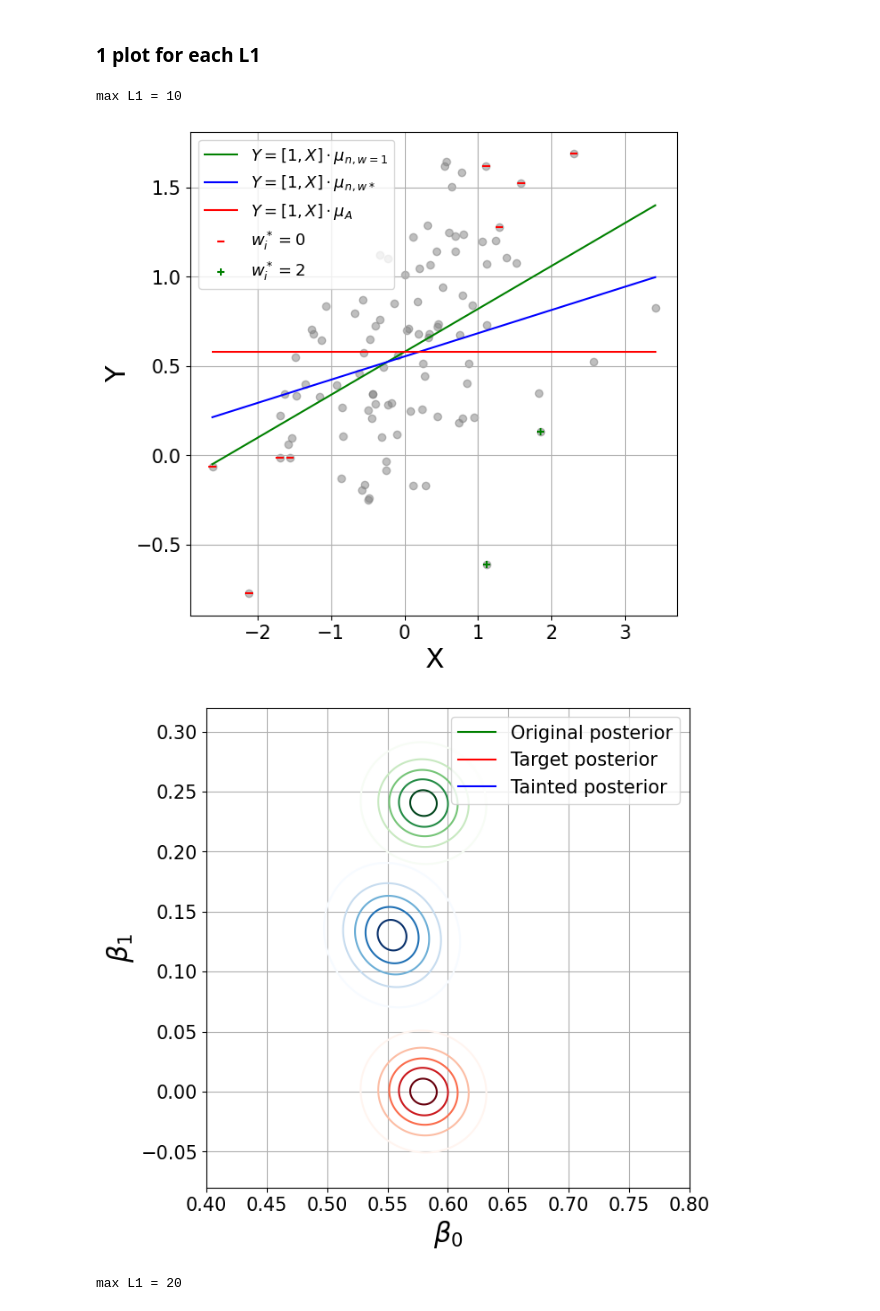
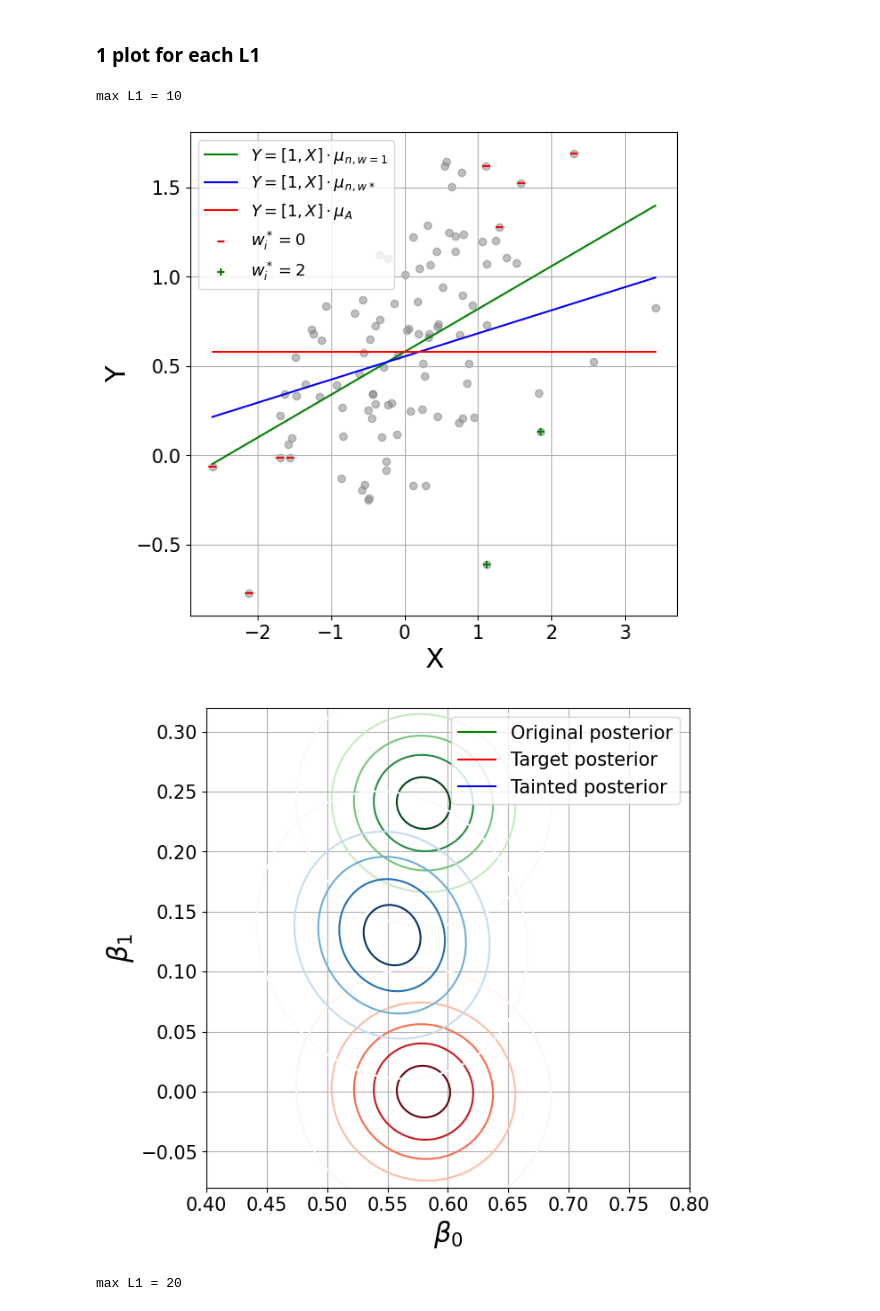
Before and after one commit to Matthieu-Carreau/Poisoning_Bayesian_Inference, a Jupyter notebook: notebooks/simulation_study_NIG.ipynb, the cells around one changed output. Cells and saved outputs as stored; diff of their text form; code cells hidden in the pictures.

Commit message:
fix plots for marginal beta with NIG models

```diff
--- a/notebooks/simulation_study_NIG.ipynb
+++ b/notebooks/simulation_study_NIG.ipynb
@@ -541,7 +541,6 @@ def make_plots(final_weights,
                scatter_marginal_beta=False,
                plot_marginal_beta_from_samples=False,
                plot_marginal_beta=False,
-               plot_conditional_beta=False,
                plot_marginal_tau=False):
 
     original_posterior_samples = model.sample_posterior(n_samples_plot, data)["beta"].data
@@ -627,6 +626,9 @@ def make_plots(final_weights,
         plt.xlabel("$\\beta_0$", fontsize=14)
         plt.ylabel("$\\beta_1$", fontsize=14)
         plt.axis("square")
+
+        plt.xlim(0.4, 0.8)
+        plt.ylim(-0.08, 0.32)
         plt.show()
 
 
@@ -656,6 +658,9 @@ def make_plots(final_weights,
         plt.legend(fontsize=14)
         plt.xticks(fontsize=14)
         plt.yticks(fontsize=14)
+
+        plt.xlim(0.4, 0.8)
+        plt.ylim(-0.08, 0.32)
         plt.show()
 
     if plot_marginal_beta:
@@ -679,7 +684,7 @@ def make_plots(final_weights,
             pdf_values = to_np(torch.zeros(grid_tensor.shape[0]))
             for i in range(n_tau_samples):
                 tau = tau_dist.sample()
-                conditional_beta = MultivariateNormal(beta_dist.mean, beta_dist.covariance_matrix / tau)
+                conditional_beta = MultivariateNormal(beta_dist.mean, beta_dist.covariance_matrix / tau * tau_dist.mean)
                 pdf_values += torch.exp(conditional_beta.log_prob(grid_tensor)).data.numpy()
 
             Z = pdf_values.reshape(XX.shape) / n_tau_samples / cell_surface
@@ -708,35 +713,6 @@ def make_plots(final_weights,
         plt.yticks(fontsize=TICKS_LBL_SIZE)
         plt.show()
 
-    if plot_conditional_beta:
-        # Plot the distributions over beta using conditional beta
-
-        plt.figure(figsize=(7, 7))
-        x_axis = np.linspace(lim_inf[0], lim_sup[0], 1000)
-        y_axis = np.linspace(lim_inf[1], lim_sup[1], 1000)
-        XX, YY = np.meshgrid(x_axis, y_axis)
-        grid = np.stack([XX.ravel(), YY.ravel()], axis=-1)
-        grid_tensor = torch.tensor(grid, dtype=torch.float32)
-
-
-        for dist, clr in zip(beta_distributions, colors):
-            pdf_values = torch.exp(dist.log_prob(grid_tensor)).data.numpy()
-            Z = pdf_values.reshape(XX.shape)
-            #levels = torch.linspace(0, Z.max(), 5)
-            plt.contour(XX, YY, Z, levels=None, colors=clr)
-
-        plt.plot([], [], color=CLR_TARGET, label="Target posterior")
-        plt.plot([], [], color=CLR_ORIGINAL, label="Original posterior")
-        plt.plot([], [], color=CLR_TAINTED, label="Tainted posterior")
-
-        plt.grid(True)
-        plt.xlabel("$\\beta_0$", fontsize=AX_LBL_SIZE)
-        plt.ylabel("$\\beta_1$", fontsize=AX_LBL_SIZE)
-        plt.legend(fontsize=LEGEND_LBL_SIZE)
-        plt.xticks(fontsize=TICKS_LBL_SIZE)
-        plt.yticks(fontsize=TICKS_LBL_SIZE)
-        plt.axis("square")
-        plt.show()
 
     if plot_marginal_tau:
         # Plot the distributions over tau
@@ -794,17 +771,18 @@ SGD-R2
 heuristic = "2O-R2"
 # %%
 max_L1_plot = [10, 20, 30]
+torch.manual_seed(0)
 for max_L1 in max_L1_plot:
     print("max L1 =", max_L1)
     make_plots(results[heuristic][max_L1]["weights"][-1],
                plot_datapoints=True,
                scatter_marginal_beta=False,
                plot_marginal_beta=True,
-               plot_conditional_beta=False,
+               plot_marginal_beta_from_samples=False,
                plot_marginal_tau=False)
 # %% [output]
 max L1 = 10
 [figure]
-[figure, old version]
+[figure, new version]
 max L1 = 20
 [figure]
```
Also changed, not shown: parts of 2 cells of this notebook, 4 other files.
